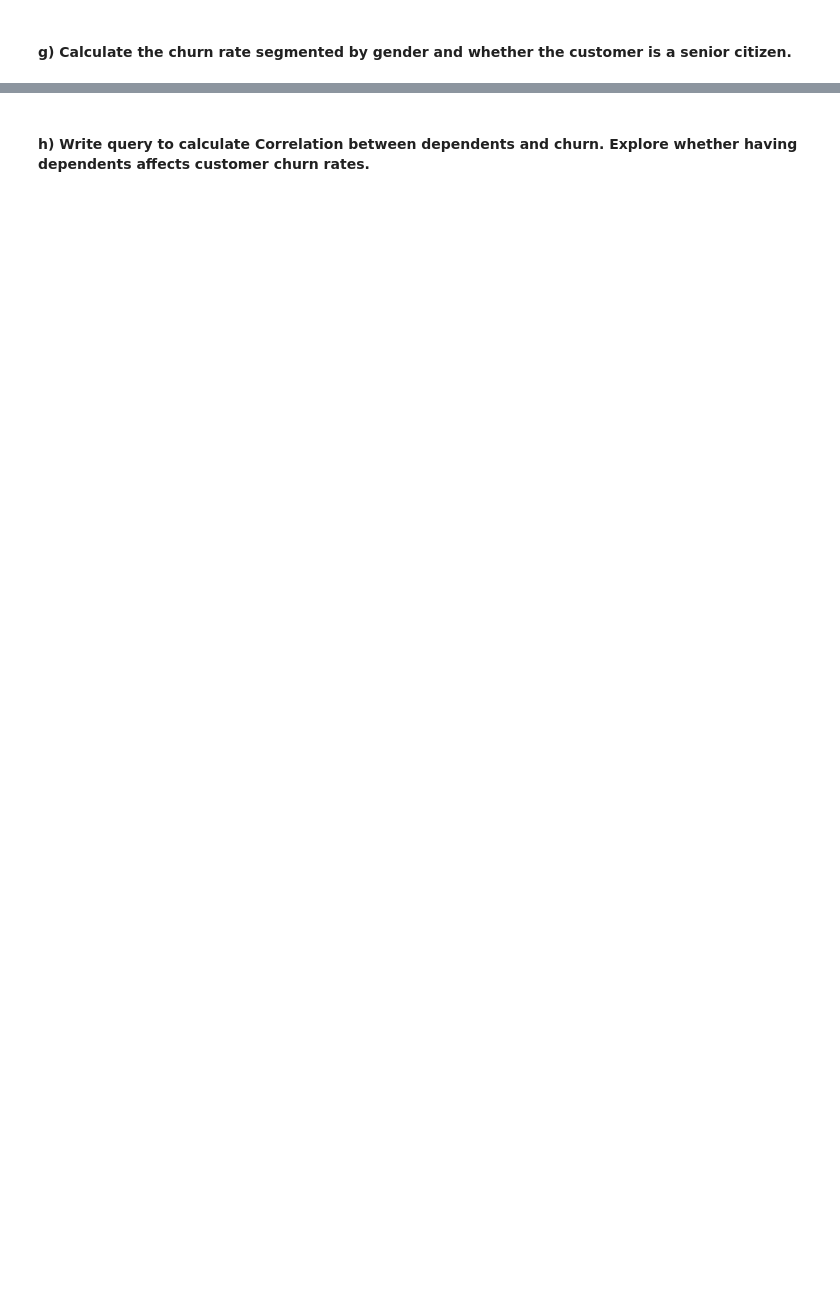
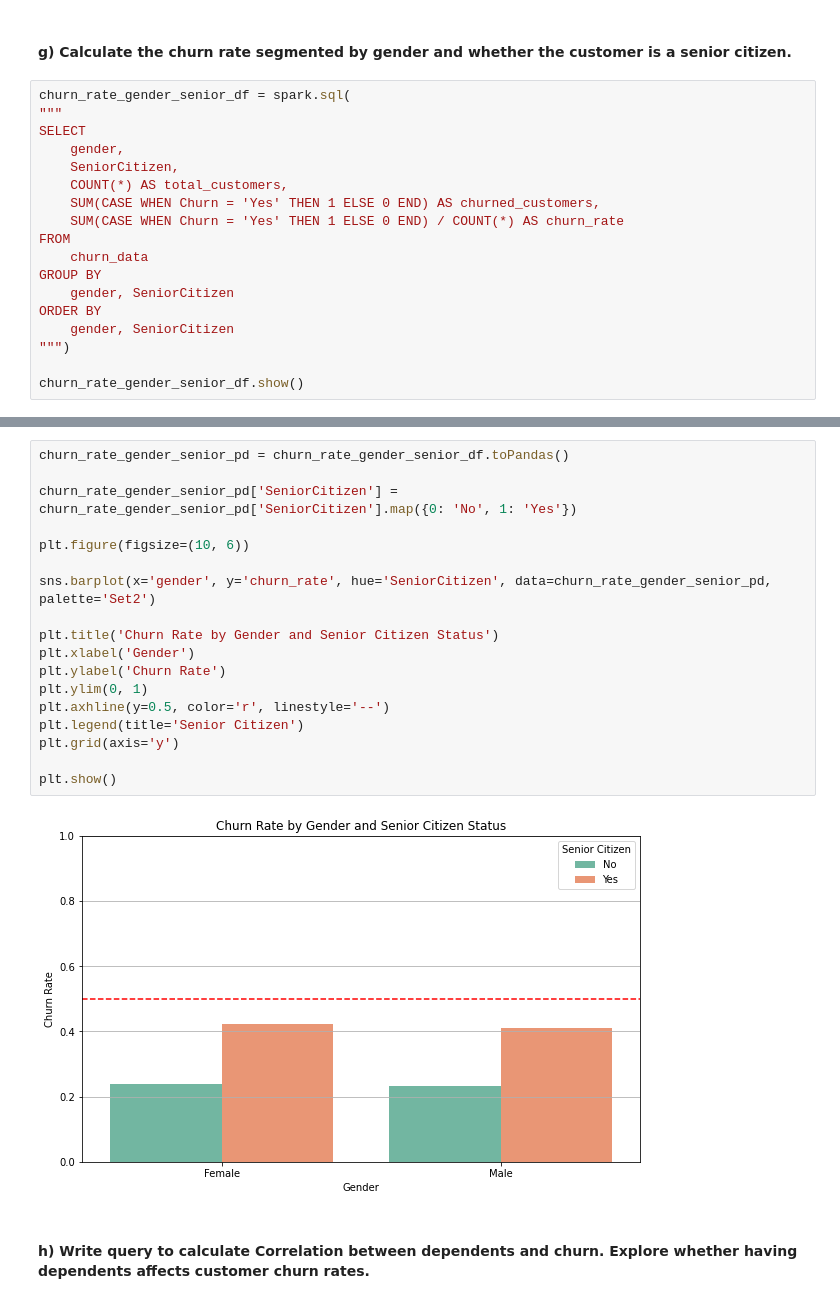
Before and after one commit to vskvj3/UST_Training, a Jupyter notebook: BigData/spark/Spark Workshop/Assignment 8 - Spark SQL.ipynb, the cells around one changed output, grey strips where cells are left out. Saved outputs shown, nothing was run; the diff lists cells and outputs as text; blank space fills up the shorter version.

```diff
--- a/BigData/spark/Spark Workshop/Assignment 8 - Spark SQL.ipynb
+++ b/BigData/spark/Spark Workshop/Assignment 8 - Spark SQL.ipynb
@@ -254,2 +318,20 @@ plt.show()
 # %% [markdown]
 #### g) Calculate the churn rate segmented by gender and whether the customer is a senior citizen.
+# %%
+churn_rate_gender_senior_df = spark.sql(
+"""
+SELECT
+    gender,
+    SeniorCitizen,
+    COUNT(*) AS total_customers,
+    SUM(CASE WHEN Churn = 'Yes' THEN 1 ELSE 0 END) AS churned_customers,
+    SUM(CASE WHEN Churn = 'Yes' THEN 1 ELSE 0 END) / COUNT(*) AS churn_rate
+FROM
+    churn_data
+GROUP BY
+    gender, SeniorCitizen
+ORDER BY
+    gender, SeniorCitizen
+""")
+
+churn_rate_gender_senior_df.show()
@@ -256,2 +347,22 @@ plt.show()
+# %%
+churn_rate_gender_senior_pd = churn_rate_gender_senior_df.toPandas()
+
+churn_rate_gender_senior_pd['SeniorCitizen'] = churn_rate_gender_senior_pd['SeniorCitizen'].map({0: 'No', 1: 'Yes'})
+
+plt.figure(figsize=(10, 6))
+
+sns.barplot(x='gender', y='churn_rate', hue='SeniorCitizen', data=churn_rate_gender_senior_pd, palette='Set2')
+
+plt.title('Churn Rate by Gender and Senior Citizen Status')
+plt.xlabel('Gender')
+plt.ylabel('Churn Rate')
+plt.ylim(0, 1)
+plt.axhline(y=0.5, color='r', linestyle='--')
+plt.legend(title='Senior Citizen')
+plt.grid(axis='y')
+
+plt.show()
+# %% [output]
+[figure, added]
 # %% [markdown]
 #### h) Write query to calculate Correlation between dependents and churn. Explore whether having dependents affects customer churn rates.
```
Also changed, not shown: parts of 14 cells of this notebook.
